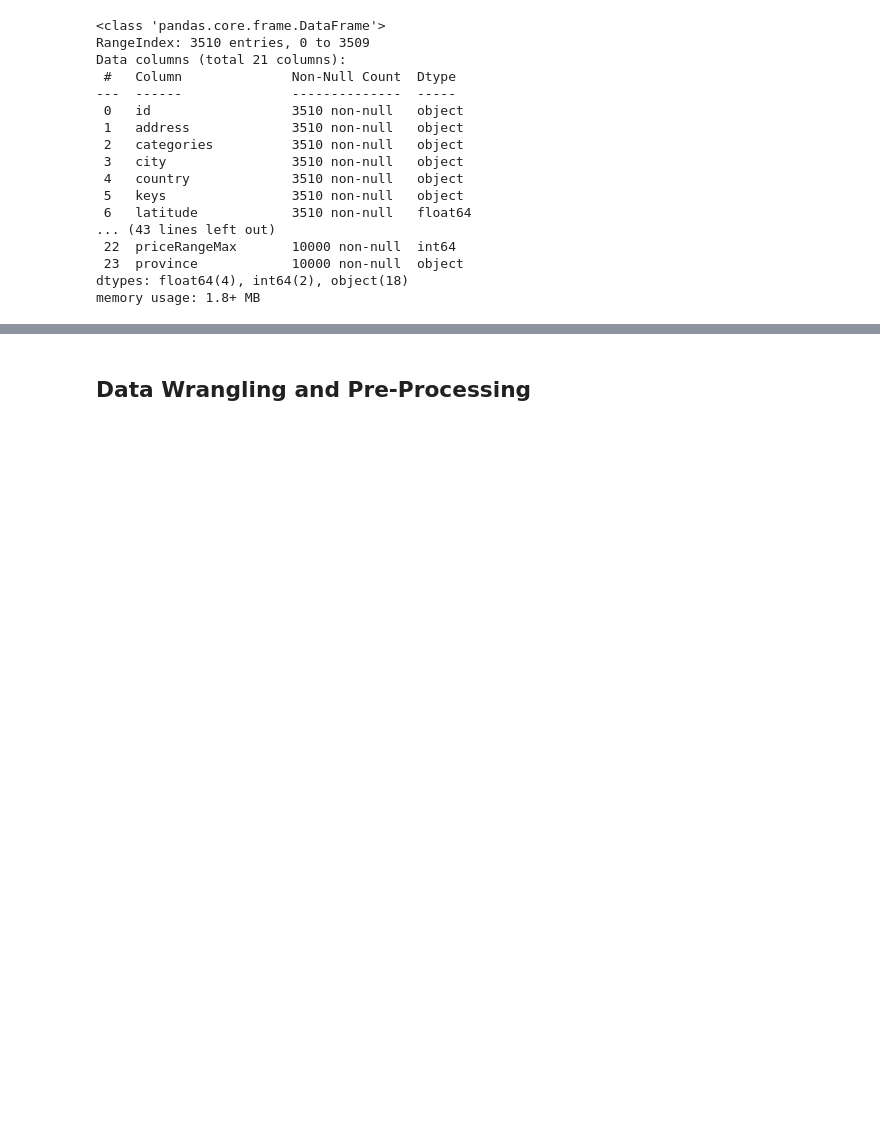
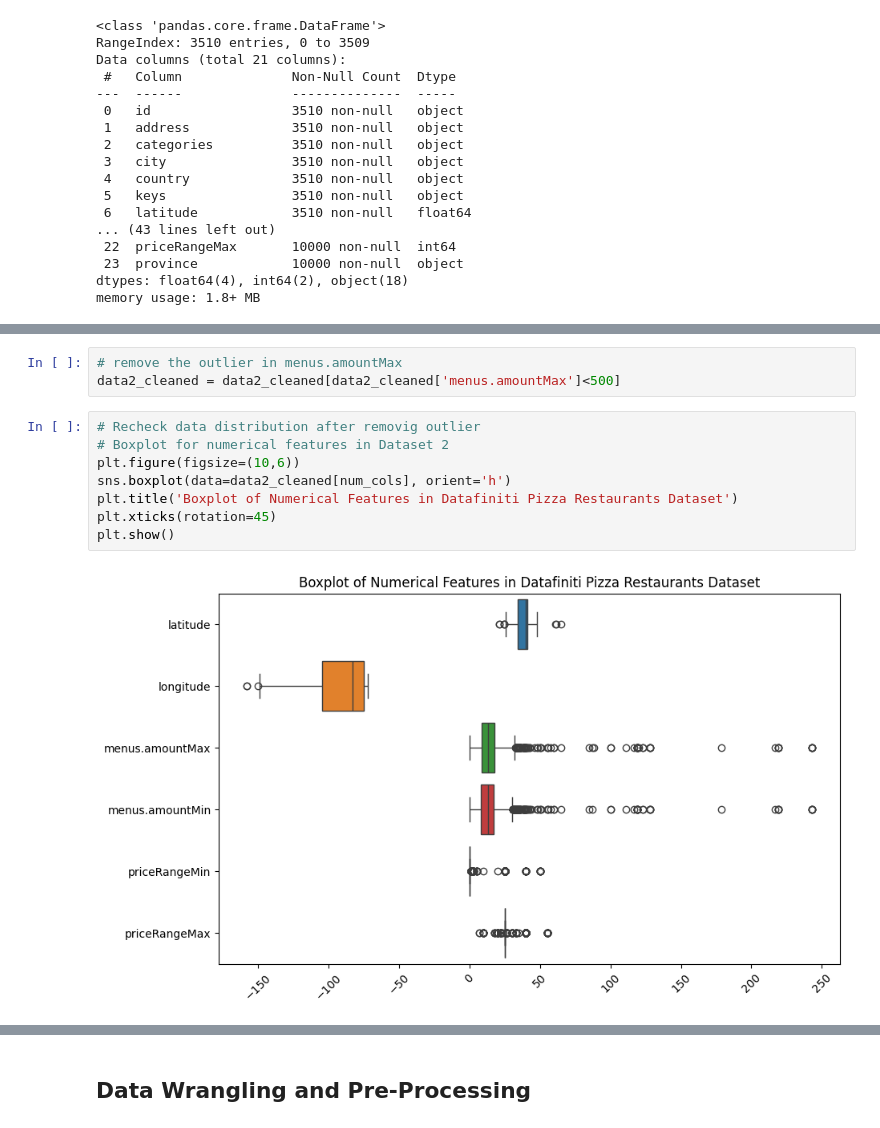
Before and after one commit to arjunvenkateshusd/ads505, a Jupyter notebook: ads505_FinalProj.ipynb, the cells around one changed output, grey strips where cells are left out. Cells and saved outputs as stored; diff of their text form; blank space fills up the shorter version.

```diff
--- a/ads505_FinalProj.ipynb
+++ b/ads505_FinalProj.ipynb
@@ -79,0 +229,13 @@ memory usage: 1.8+ MB
+# %%
+# remove the outlier in menus.amountMax
+data2_cleaned = data2_cleaned[data2_cleaned['menus.amountMax']<500]
+# %%
+# Recheck data distribution after removig outlier
+# Boxplot for numerical features in Dataset 2
+plt.figure(figsize=(10,6))
+sns.boxplot(data=data2_cleaned[num_cols], orient='h')
+plt.title('Boxplot of Numerical Features in Datafiniti Pizza Restaurants Dataset')
+plt.xticks(rotation=45)
+plt.show()
+# %% [output]
+[figure, added]
```
Also changed, not shown: parts of 20 cells of this notebook.
